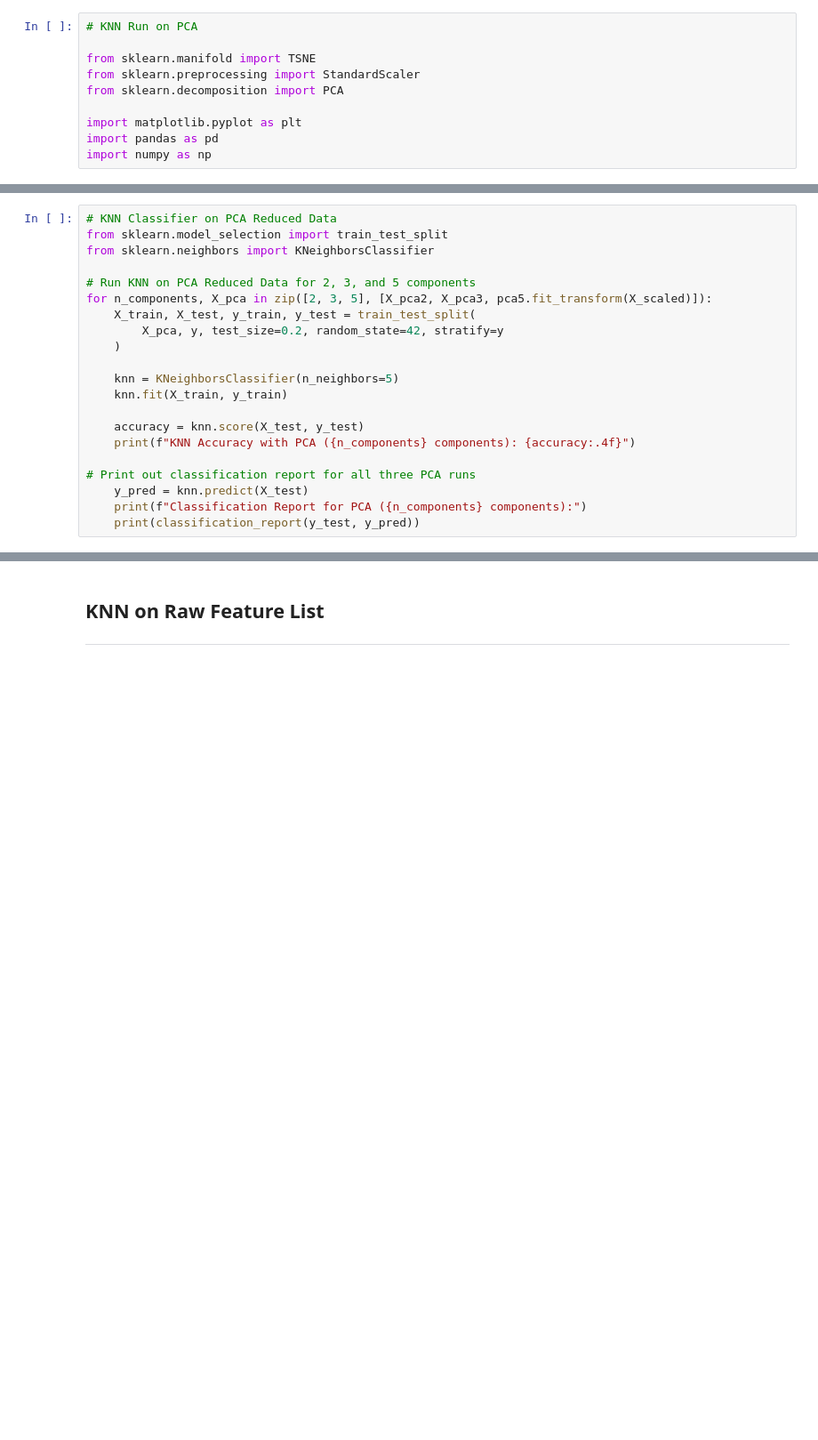
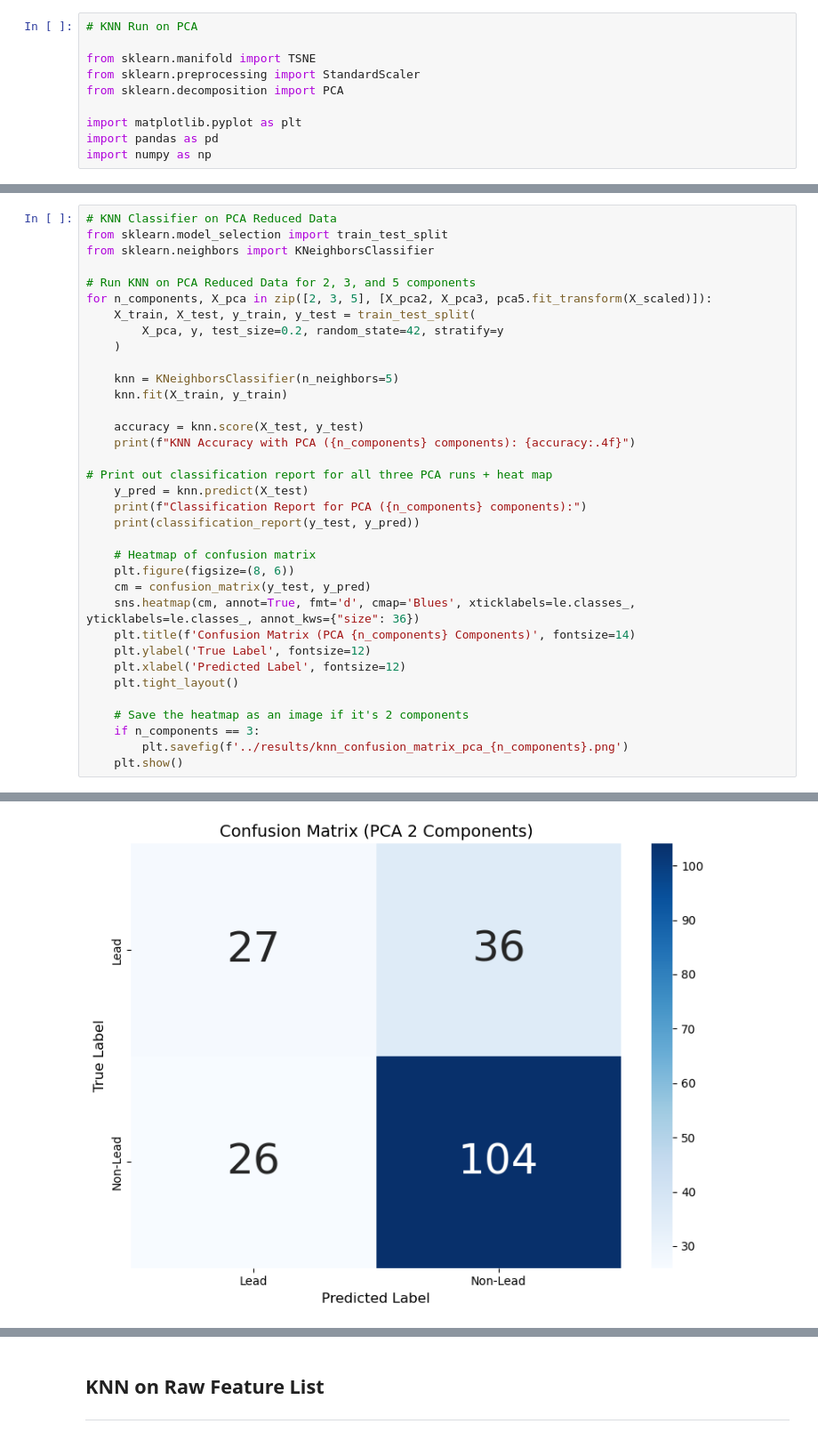
Before and after one commit to AvalonAce/ML-Lead-Service-Line-Prediction, a Jupyter notebook: models/knn_class.ipynb, the cells around one changed output, grey strips where cells are left out. Shown at 89% size. Drawn from its saved outputs; the diff is of its cells as text; blank space fills up the shorter version.

```diff
--- a/models/knn_class.ipynb
+++ b/models/knn_class.ipynb
@@ -380,8 +410,22 @@ for n_components, X_pca in zip([2, 3, 5], [X_pca2, X_pca3, pca5.fit_transform(X_
     accuracy = knn.score(X_test, y_test)
     print(f"KNN Accuracy with PCA ({n_components} components): {accuracy:.4f}")
 
-# Print out classification report for all three PCA runs
+# Print out classification report for all three PCA runs + heat map
     y_pred = knn.predict(X_test)
     print(f"Classification Report for PCA ({n_components} components):")
     print(classification_report(y_test, y_pred))
+
+    # Heatmap of confusion matrix
+    plt.figure(figsize=(8, 6))
+    cm = confusion_matrix(y_test, y_pred)
+    sns.heatmap(cm, annot=True, fmt='d', cmap='Blues', xticklabels=le.classes_, yticklabels=le.classes_, annot_kws={"size": 36})
+    plt.title(f'Confusion Matrix (PCA {n_components} Components)', fontsize=14)
+    plt.ylabel('True Label', fontsize=12)
+    plt.xlabel('Predicted Label', fontsize=12)
+    plt.tight_layout()
+
+    # Save the heatmap as an image if it's 2 components
+    if n_components == 3:
+        plt.savefig(f'../results/knn_confusion_matrix_pca_{n_components}.png')
+    plt.show()
 # %% [output]
@@ -404,0 +442 @@ weighted avg       0.62      0.65      0.63       191
+[figure, added]
```
Also changed, not shown: parts of 7 cells of this notebook.
